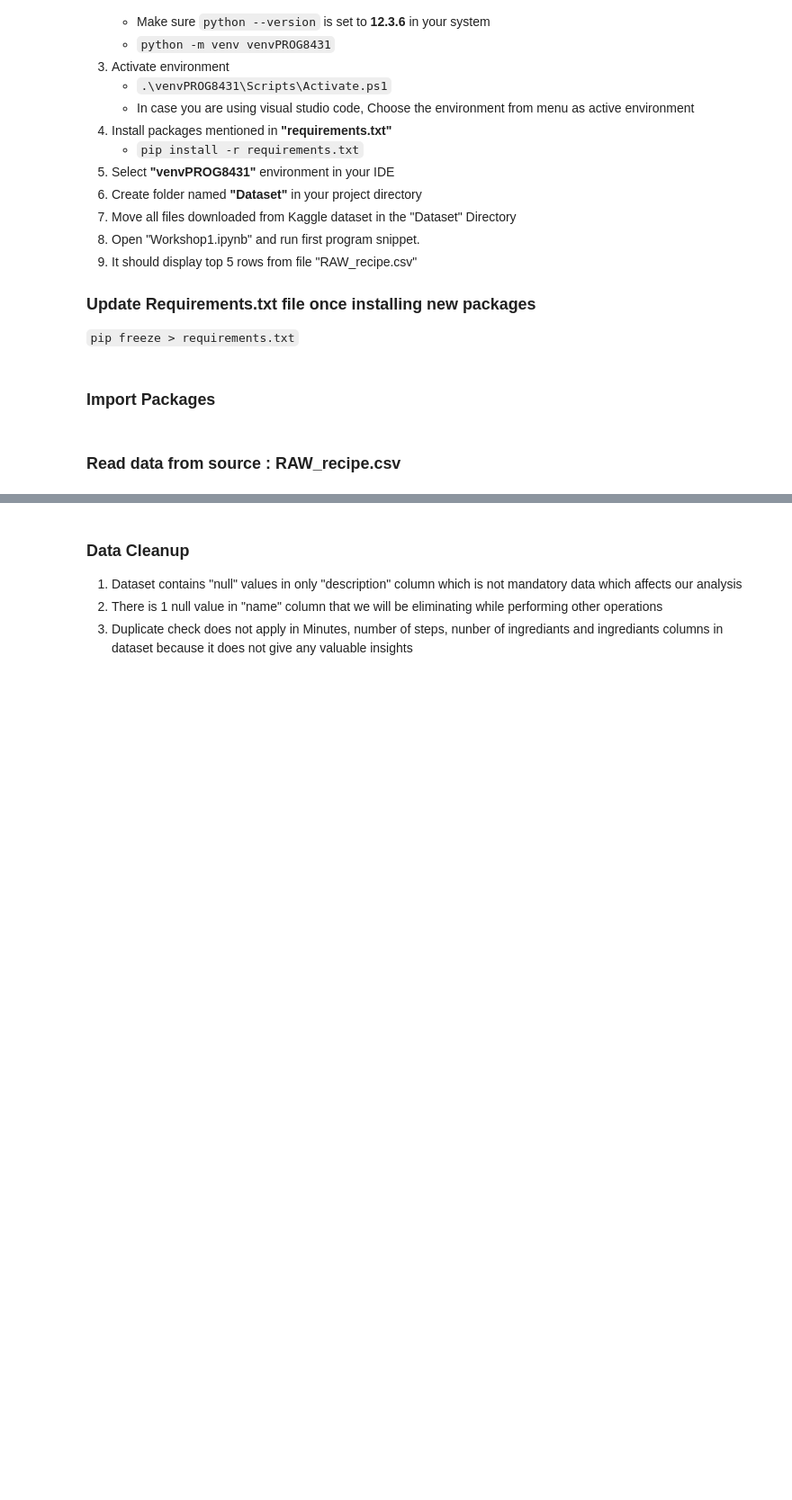
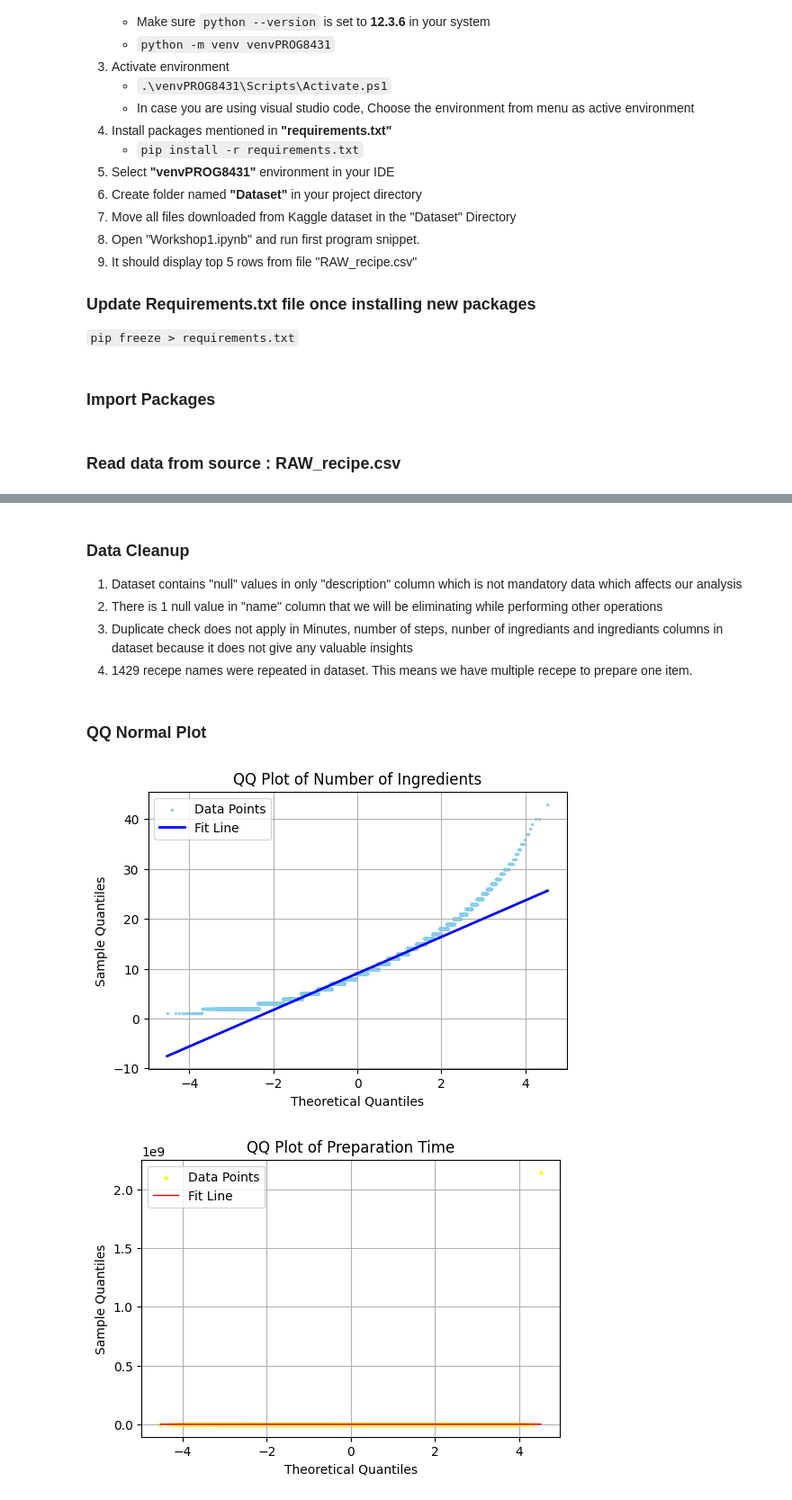
Before and after one commit to khushbunlad/PROG8431, a Jupyter notebook: Workshop2.ipynb, the cells around one changed output, grey strips where cells are left out. Shown at 90% size. Saved outputs shown, nothing was run; the diff lists cells and outputs as text; code cells hidden in the pictures; blank space fills up the shorter version.

```diff
--- a/Workshop2.ipynb
+++ b/Workshop2.ipynb
@@ -65,9 +68,11 @@ class RawRecipe:
 
     # Data quality : Duplicate Check
     def check_duplicate_values(self):
-        print(f"---> STEP 3 : Duplicate data Check for name \r\n")
+        print(f"\r\n---> STEP 3 : Duplicate data Check for name \r\n")
         if self.data is not None:
-            dupl = self.data[self.data.duplicated(subset="name")]
+            counts = self.data["name"].value_counts()
+            dupl = (counts[counts>1]).reset_index()
+            dupl.columns = ["Recepe Name", "Count"]
             print(dupl)
             return dupl
         else:
@@ -110,3 +115,30 @@ submitted            0
 1. Dataset contains "null" values in only "description" column which is not mandatory data which affects our analysis
 2. There is 1 null value in "name" column that we will be eliminating while performing other operations
 3. Duplicate check does not apply in Minutes, number of steps, nunber of ingrediants and ingrediants columns in dataset because it does not give any valuable insights
+4. 1429 recepe names were repeated in dataset. This means we have multiple recepe to prepare one item.
+# %% [markdown]
+### QQ Normal Plot
+# %%
+ingrediant_count = recepeData.data["n_ingredients"]  # Replace with your column
+minutes_count = recepeData.data["minutes"]
+
+def create_qq_plot(data, title, line_color, line_width, point_color, point_size):
+    (osm, osr), (slope, intercept, r) = stats.probplot(data, dist="norm")
+    plt.figure(figsize=(6, 4))
+    plt.scatter(osm, osr, color=point_color, s=point_size, label='Data Points')  # Plot the data points
+    plt.plot(osm, slope * osm + intercept, color=line_color, lw=line_width, label='Fit Line')  # Plot the line
+    plt.title(f'QQ Plot of {title}')
+    plt.xlabel('Theoretical Quantiles')
+    plt.ylabel('Sample Quantiles')
+    plt.legend()
+    plt.grid(True)
+    plt.show()
+
+# QQ Plot for Number of Ingredients
+create_qq_plot(ingrediant_count, 'Number of Ingredients',"blue",2,"skyblue",2)
+
+# QQ Plot for Preparation Time
+create_qq_plot(minutes_count, 'Preparation Time',"red",1,"yellow",5)
+# %% [output]
+[figure, added]
+[figure, added]
```
Also changed, not shown: parts of 12 cells of this notebook.
